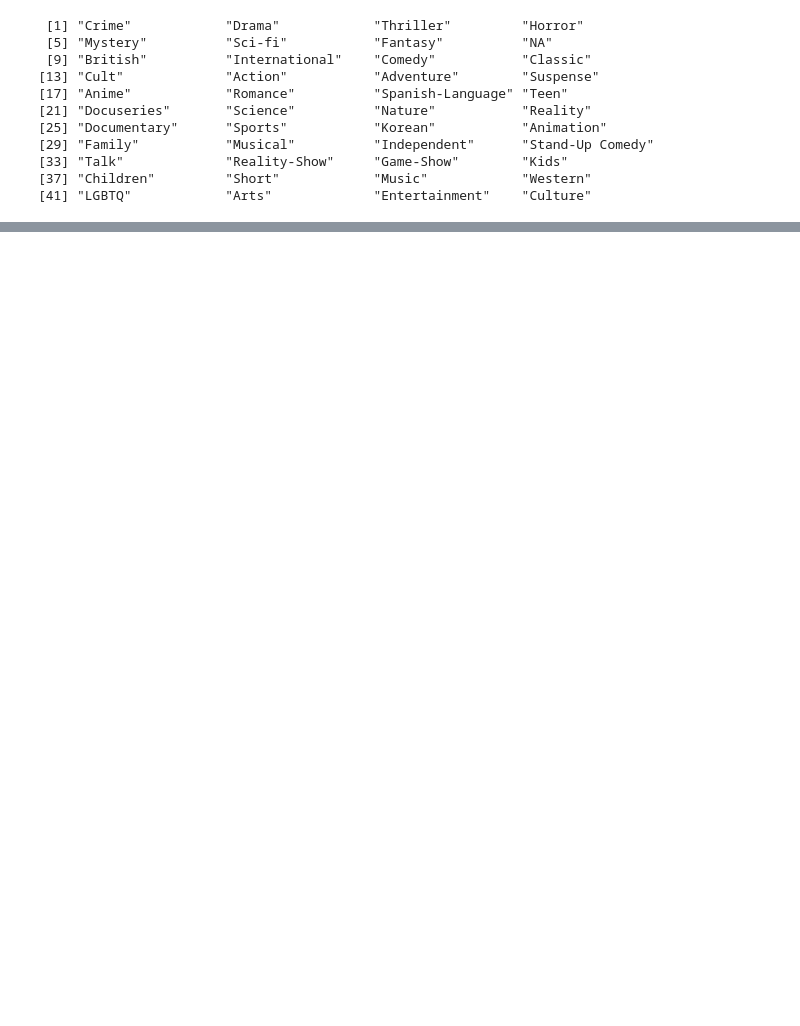
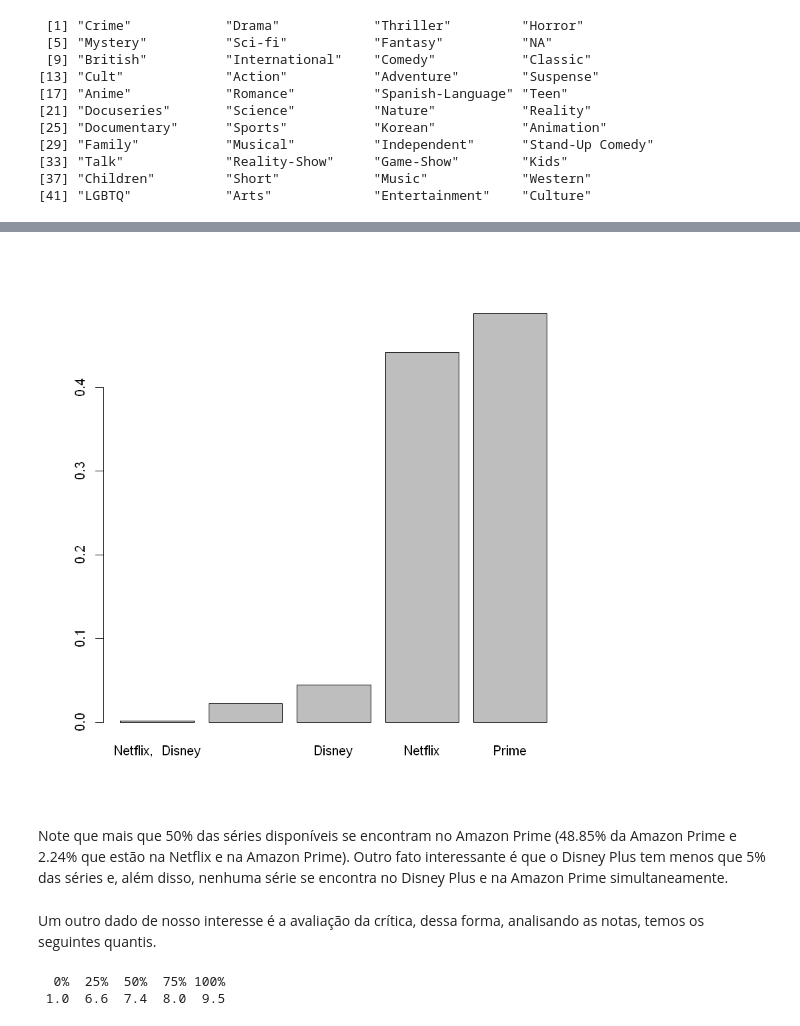
Before and after one commit to igorcj/AEDV, a Jupyter notebook: TV-Shows_Michels.ipynb, the cells around one changed output, grey strips where cells are left out. Cells and saved outputs as stored; diff of their text form; code cells hidden in the pictures; blank space fills up the shorter version.

```diff
--- a/TV-Shows_Michels.ipynb
+++ b/TV-Shows_Michels.ipynb
@@ -114,0 +150,13 @@ gens
+# %%
+barplot(sort(plataforma))
+# %% [output]
+[figure, added]
+# %% [markdown]
+Note que mais que 50% das séries disponíveis se encontram no Amazon Prime (48.85% da Amazon Prime e 2.24% que estão na Netflix e na Amazon Prime). Outro fato interessante é que o Disney Plus tem menos que 5% das séries e, além disso, nenhuma série se encontra no Disney Plus e na Amazon Prime simultaneamente.
+# %% [markdown]
+Um outro dado de nosso interesse é a avaliação da crítica, dessa forma, analisando as notas, temos os seguintes quantis.
+# %%
+quantile(cshows[, "IMDb"], na.rm = TRUE)
+# %% [output]
+  0%  25%  50%  75% 100%
+ 1.0  6.6  7.4  8.0  9.5
```
Also changed, not shown: parts of 28 cells of this notebook, 1 other file.
